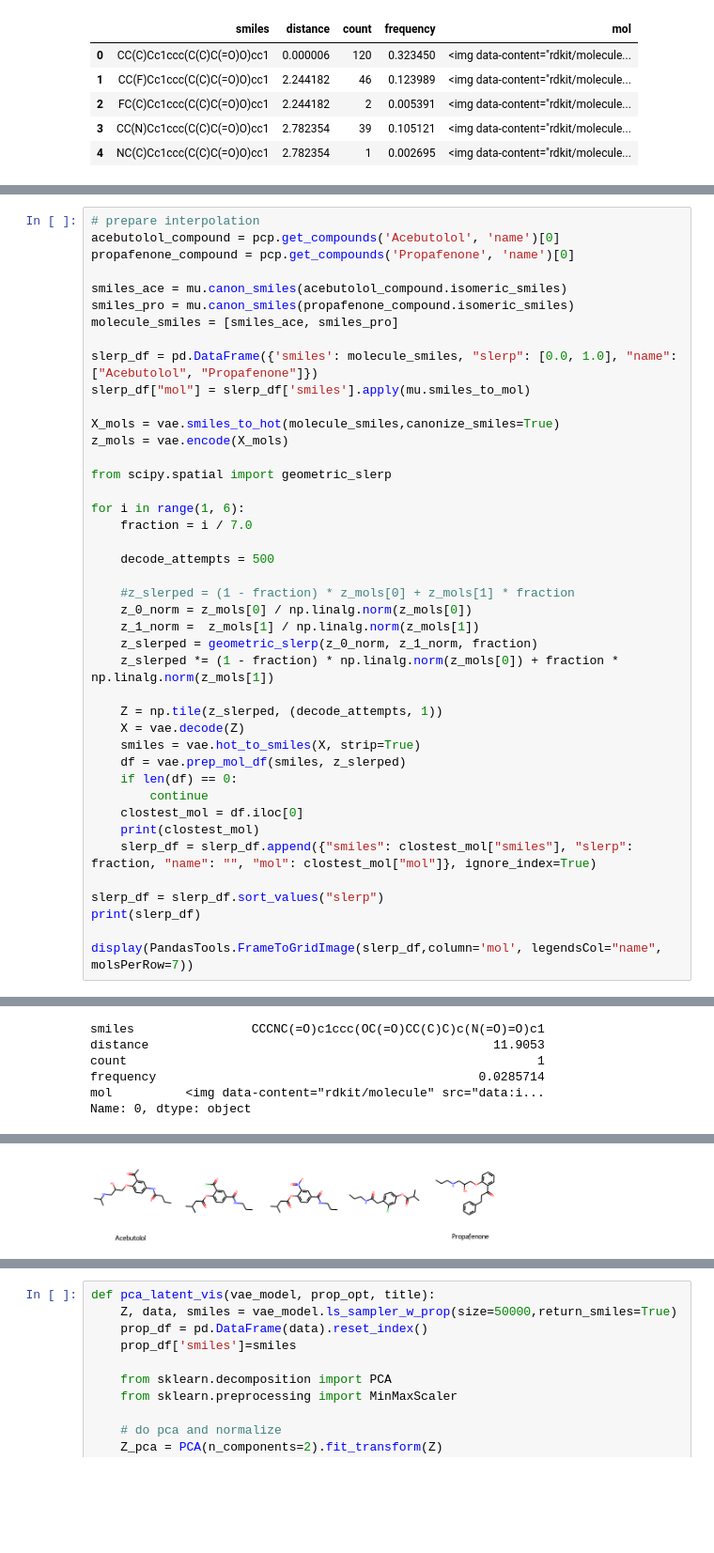
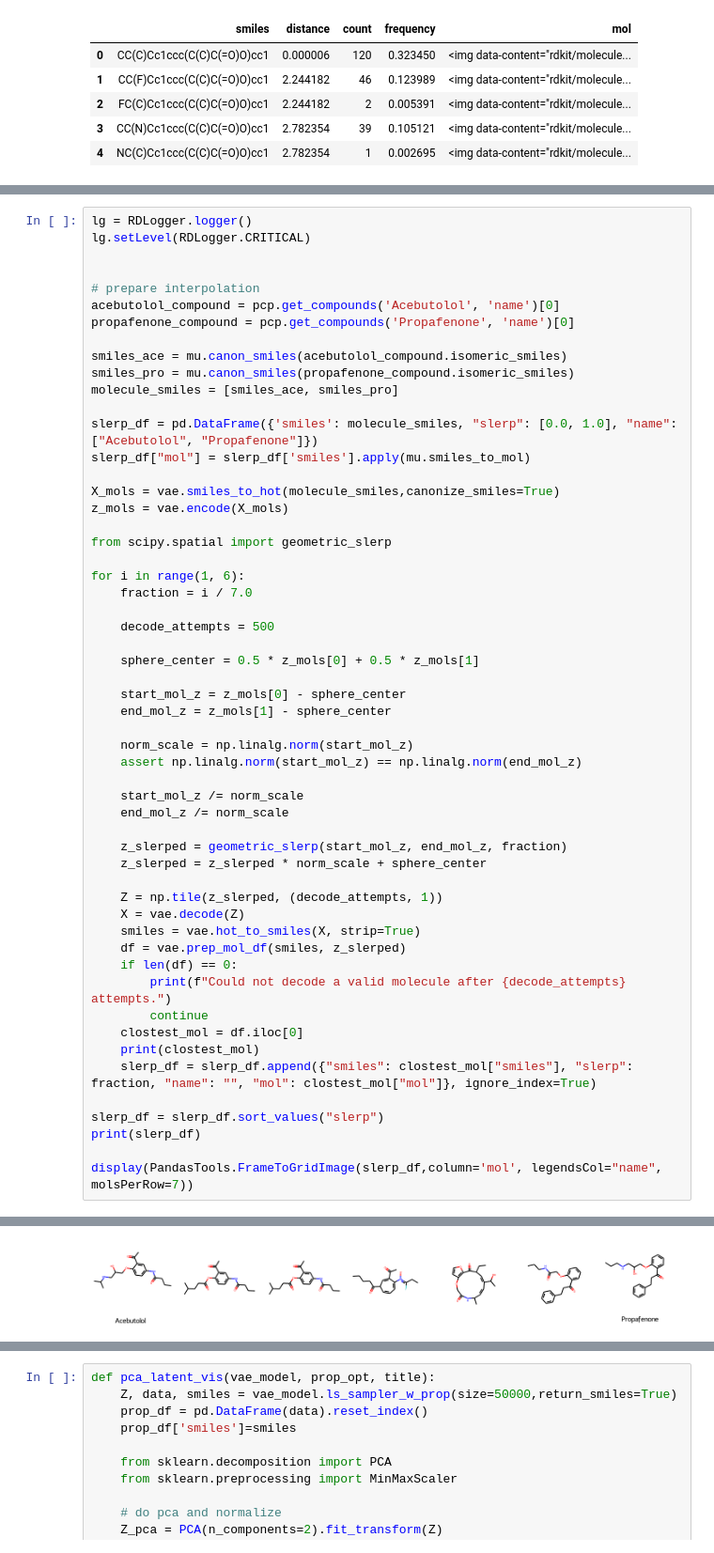
Before and after one commit to KnightTec/chemical_vae, a Jupyter notebook: examples/zinc_results.ipynb, the cells around one changed output, grey strips where cells are left out. Shown at 94% size. Drawn from its saved outputs; the diff is of its cells as text; blank space fills up the shorter version.

```diff
--- a/examples/zinc_results.ipynb
+++ b/examples/zinc_results.ipynb
@@ -236,6 +238,10 @@ d) slerp interpolation between two molecules in latent space using six steps of
 
 ![](../aux_data/fig2d.PNG)
 # %%
+lg = RDLogger.logger()
+lg.setLevel(RDLogger.CRITICAL)
+
+
 # prepare interpolation
 acebutolol_compound = pcp.get_compounds('Acebutolol', 'name')[0]
 propafenone_compound = pcp.get_compounds('Propafenone', 'name')[0]
@@ -257,17 +263,26 @@ for i in range(1, 6):
 
     decode_attempts = 500
 
-    #z_slerped = (1 - fraction) * z_mols[0] + z_mols[1] * fraction
-    z_0_norm = z_mols[0] / np.linalg.norm(z_mols[0])
-    z_1_norm =  z_mols[1] / np.linalg.norm(z_mols[1])
-    z_slerped = geometric_slerp(z_0_norm, z_1_norm, fraction)
-    z_slerped *= (1 - fraction) * np.linalg.norm(z_mols[0]) + fraction * np.linalg.norm(z_mols[1])
+    sphere_center = 0.5 * z_mols[0] + 0.5 * z_mols[1]
+
+    start_mol_z = z_mols[0] - sphere_center
+    end_mol_z = z_mols[1] - sphere_center
+
+    norm_scale = np.linalg.norm(start_mol_z)
+    assert np.linalg.norm(start_mol_z) == np.linalg.norm(end_mol_z)
+
+    start_mol_z /= norm_scale
+    end_mol_z /= norm_scale
+
+    z_slerped = geometric_slerp(start_mol_z, end_mol_z, fraction)
+    z_slerped = z_slerped * norm_scale + sphere_center
 
     Z = np.tile(z_slerped, (decode_attempts, 1))
     X = vae.decode(Z)
     smiles = vae.hot_to_smiles(X, strip=True)
     df = vae.prep_mol_df(smiles, z_slerped)
     if len(df) == 0:
+        print(f"Could not decode a valid molecule after {decode_attempts} attempts.")
         continue
     clostest_mol = df.iloc[0]
     print(clostest_mol)
@@ -321,6 +312,0 @@ RDKit ERROR: [20:34:44] SMILES Parse Error: Failed parsing SMILES 'CCCNC(=O)C1cc
-smiles                CCCNC(=O)c1ccc(OC(=O)CC(C)C)c(N(=O)=O)c1
-distance                                               11.9053
-count                                                        1
-frequency                                            0.0285714
-mol          <img data-content="rdkit/molecule" src="data:i...
-Name: 0, dtype: object
@@ -380,4 +313,4 @@ RDKit ERROR: [20:34:58] SMILES Parse Error: Failed parsing SMILES 'CCNc(C=O)C@@c
-[figure, old version]
+[figure, new version]
 # %% [markdown]
 ### Figure 3: Representations of the sampling results from the variational autoencoder
 
```
Also changed, not shown: parts of 4 cells of this notebook, 4 other files.
